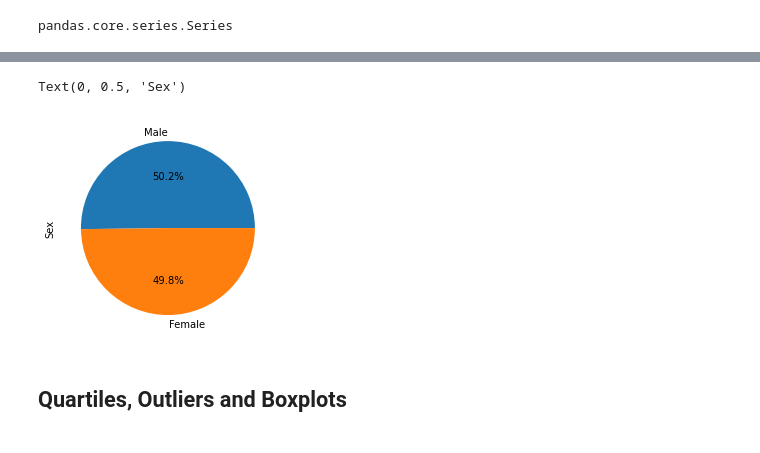
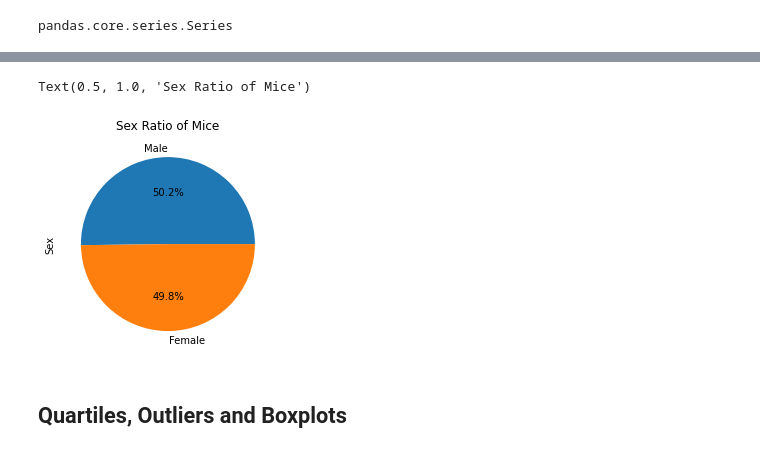
Before and after one commit to cxnoii/Pharmaceutical_Analysis, a Jupyter notebook: pymaceuticals_starter.ipynb, the cells around one changed output, grey strips where cells are left out. Drawn from its saved outputs; the diff is of its cells as text; code cells hidden in the pictures.

```diff
--- a/pymaceuticals_starter.ipynb
+++ b/pymaceuticals_starter.ipynb
@@ -189,10 +194,11 @@ gender_count.plot.pie(autopct='%1.1f%%')
 # %%
 # Generate a pie plot showing the distribution of female versus male mice using pyplot
 plt.pie(gender_count,autopct='%1.1f%%',labels=('Male','Female'))
 plt.ylabel('Sex')
+plt.title('Sex Ratio of Mice')
 # %% [output]
-Text(0, 0.5, 'Sex')
+Text(0.5, 1.0, 'Sex Ratio of Mice')
-[figure, old version]
+[figure, new version]
 # %% [markdown]
 ## Quartiles, Outliers and Boxplots
 # %%
```
Also changed, not shown: parts of 10 cells of this notebook.
